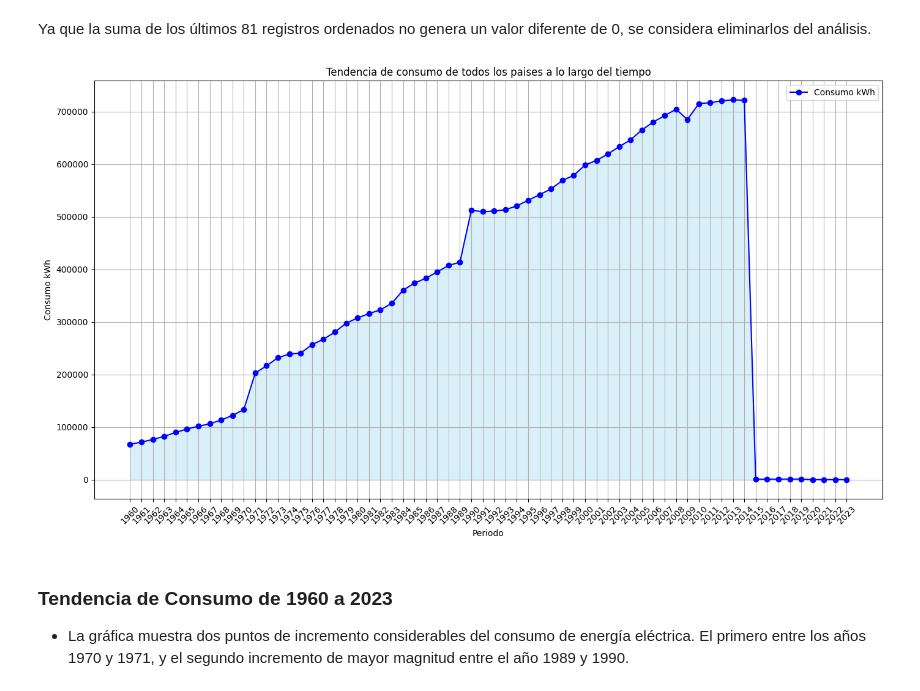
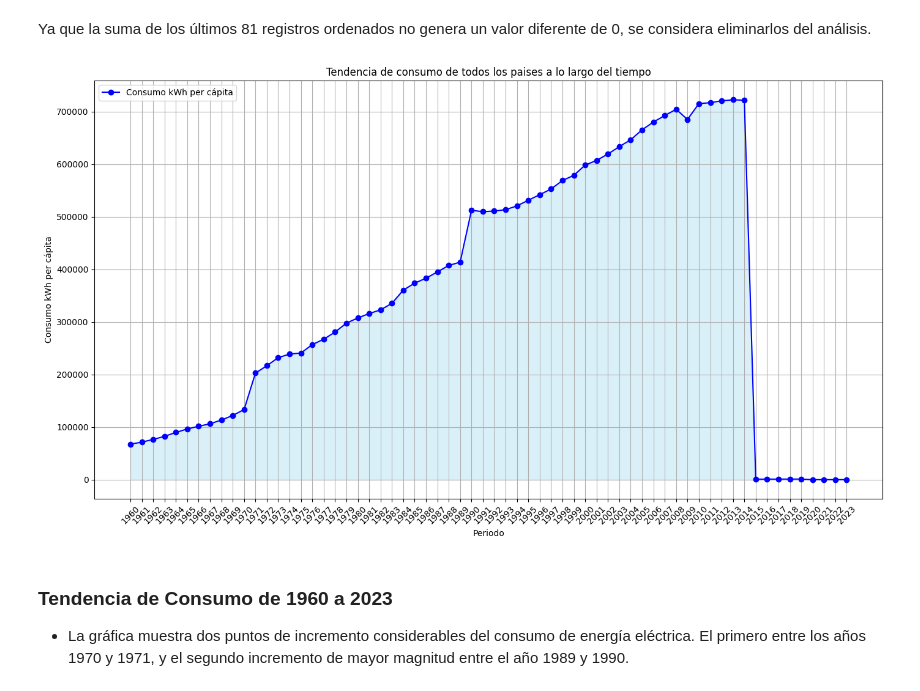
Before and after one commit to lipcorrea/Proyecto_AD_Consumo_Energia, a Jupyter notebook: Proyecto_AD_ConsumoEnergia.ipynb, the cells around one changed output. Saved outputs shown, nothing was run; the diff lists cells and outputs as text; code cells hidden in the pictures.

```diff
--- a/Proyecto_AD_ConsumoEnergia.ipynb
+++ b/Proyecto_AD_ConsumoEnergia.ipynb
@@ -30,0 +39,2 @@ El dataset tiene 266 filas y 68 columnas.
+# %%
+consumo1_ds['Country Name'] = consumo1_ds['Country Name'].str.replace(',', '').str.replace("'", '')
@@ -183,21 +201,21 @@ Ya que la suma de los últimos 81 registros ordenados no genera un valor diferen
 # %%
 consumo_periodos =consumo1_ds_renombrado.iloc[0:266,4:68].sum(axis=0)
 
 plt.figure(figsize=(14, 8))
-plt.plot(consumo_periodos, marker='o', linestyle='-', color='blue', label='Consumo kWh')
+plt.plot(consumo_periodos, marker='o', linestyle='-', color='blue', label='Consumo kWh per cápita')
 plt.fill_between(consumo1_ds_renombrado.columns[4:68].transpose(),consumo_periodos, color='skyblue', alpha=0.3)
 #plt.fill_between(consumo1_ds_renombrado.columns[4:68].transpose(), 0, consumo_periodos, where=(consumo1_ds_renombrado.columns[4:68].transpose() < '1971' & consumo1_ds_renombrado.columns[4:68].transpose() > '1970'), color='lightgreen', alpha=0.5, label='1970-1971')
 #plt.fill_between(consumo1_ds_renombrado.columns[4:68].transpose(), 0, consumo_periodos, where=(tendencias_temporales['periodo'] >= '2020-01-01'), color='lightcoral', alpha=0.5, label='Desde 2020')
 plt.title('Tendencia de consumo de todos los paises a lo largo del tiempo')
 plt.xlabel('Periodo')
-plt.ylabel('Consumo kWh')
+plt.ylabel('Consumo kWh per cápita')
 plt.legend()
 plt.grid(True)
 plt.xticks(rotation=45)
 plt.tight_layout()
 plt.show()
 # %% [output]
-[figure, old version]
+[figure, new version]
 # %% [markdown]
 ### Tendencia de Consumo de 1960 a 2023
 - La gráfica muestra dos puntos de incremento considerables del consumo de energía eléctrica. El primero entre los años 1970 y 1971, y el segundo incremento de mayor magnitud entre el año 1989 y 1990.
```
Also changed, not shown: parts of 11 cells of this notebook.
